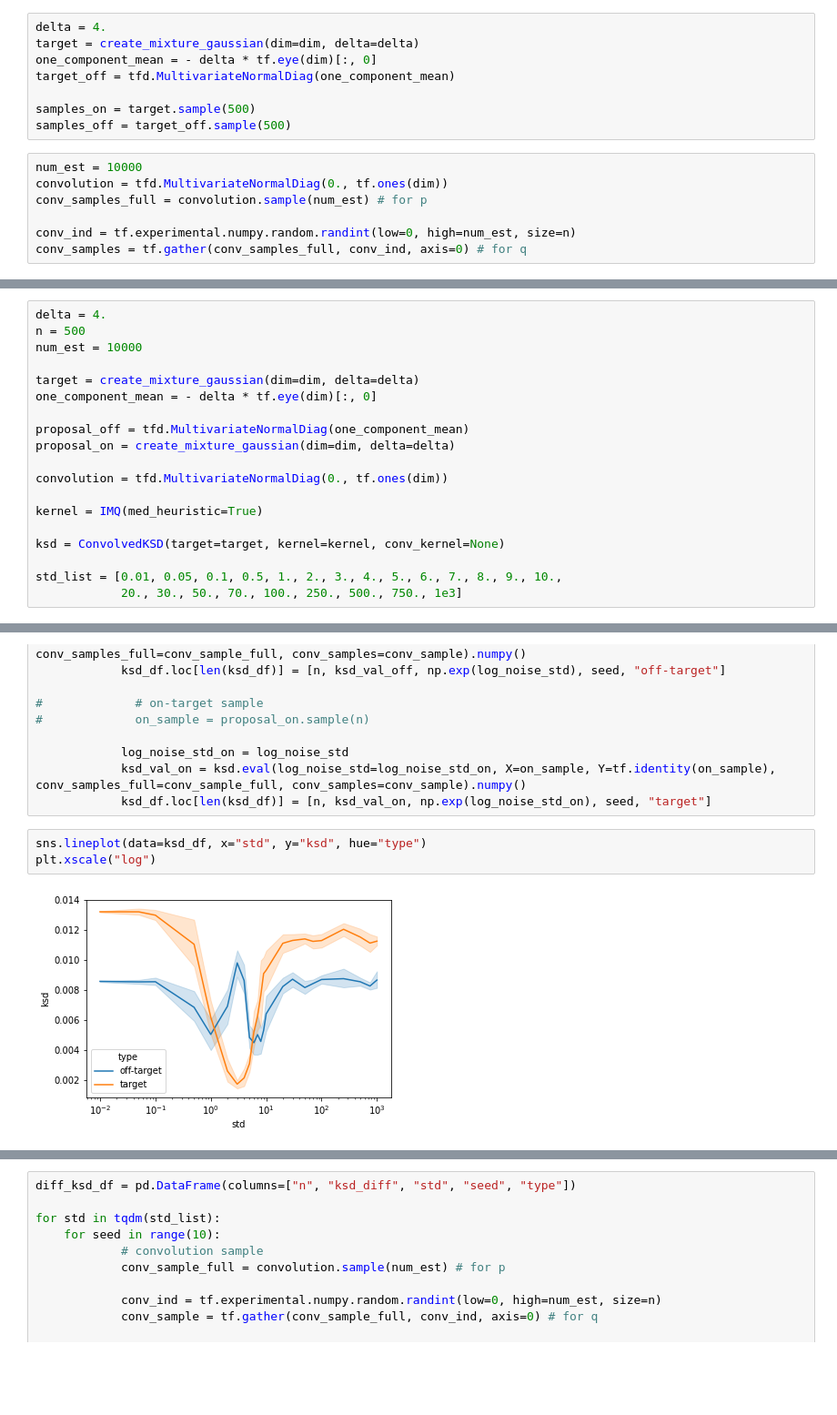
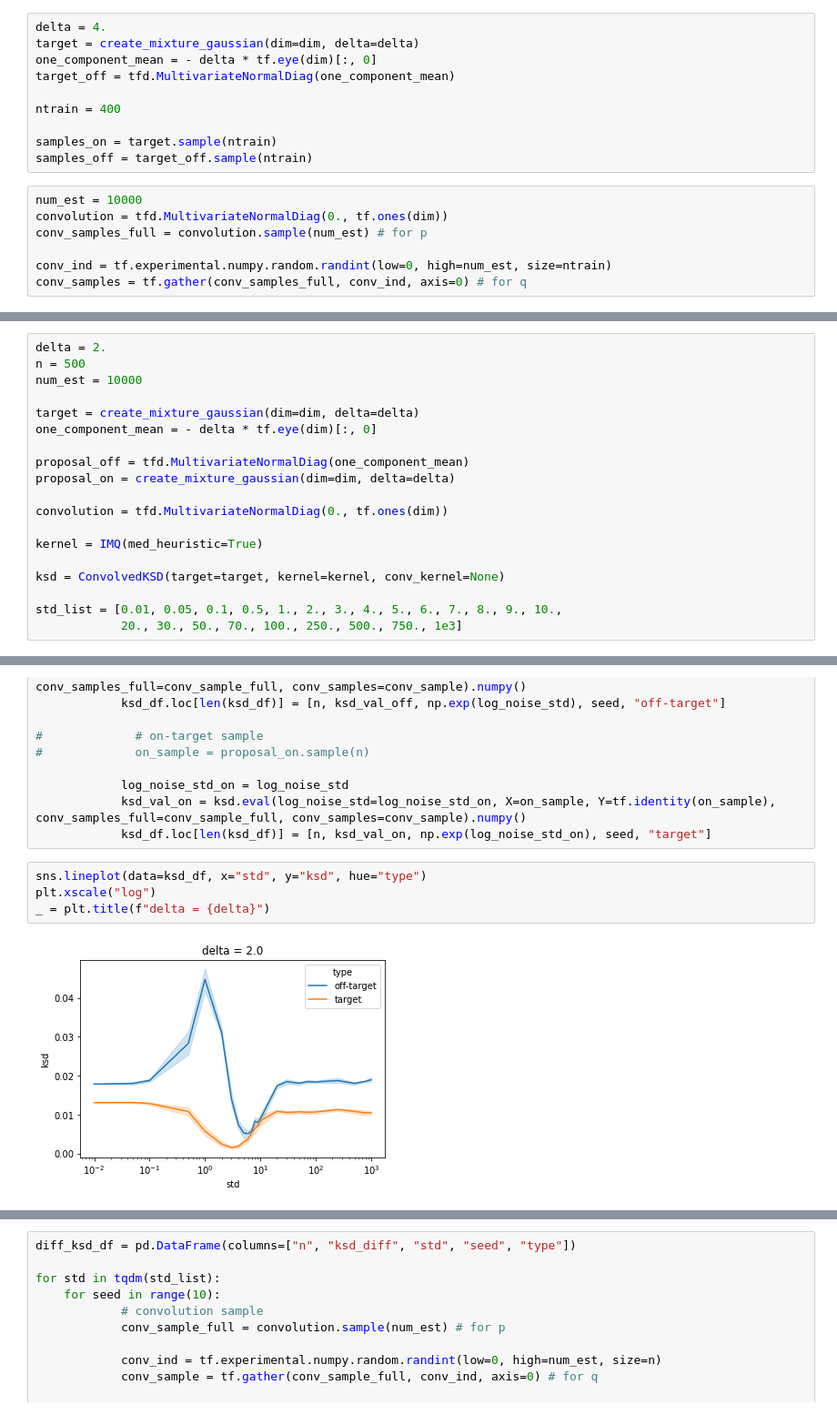
Before and after one commit to XingLLiu/u-stat-high-dim, a Jupyter notebook: find_noise.ipynb, the cells around one changed output, grey strips where cells are left out. Shown at 91% size. Saved outputs shown, nothing was run; the diff lists cells and outputs as text; blank space fills up the shorter version.

```diff
--- a/find_noise.ipynb
+++ b/find_noise.ipynb
@@ -179,14 +179,16 @@ target = create_mixture_gaussian(dim=dim, delta=delta)
 one_component_mean = - delta * tf.eye(dim)[:, 0]
 target_off = tfd.MultivariateNormalDiag(one_component_mean)
 
-samples_on = target.sample(500)
-samples_off = target_off.sample(500)
+ntrain = 400
+
+samples_on = target.sample(ntrain)
+samples_off = target_off.sample(ntrain)
 # %%
 num_est = 10000
 convolution = tfd.MultivariateNormalDiag(0., tf.ones(dim))
 conv_samples_full = convolution.sample(num_est) # for p
 
-conv_ind = tf.experimental.numpy.random.randint(low=0, high=num_est, size=n)
+conv_ind = tf.experimental.numpy.random.randint(low=0, high=num_est, size=ntrain)
 conv_samples = tf.gather(conv_samples_full, conv_ind, axis=0) # for q
 # %%
 imq = IMQ(med_heuristic=True)
@@ -317,7 +330,7 @@ best var 7.417667902848791
 from src.ksd.ksd import ConvolvedKSD
 tf.random.set_seed(0)
 # %%
-delta = 4.
+delta = 2.
 n = 500
 num_est = 10000
 
@@ -370,5 +383,6 @@ for std in tqdm(std_list):
 # %%
 sns.lineplot(data=ksd_df, x="std", y="ksd", hue="type")
 plt.xscale("log")
+_ = plt.title(f"delta = {delta}")
 # %% [output]
-[figure, old version]
+[figure, new version]
```
Also changed, not shown: parts of 7 cells of this notebook, 2 other files.
